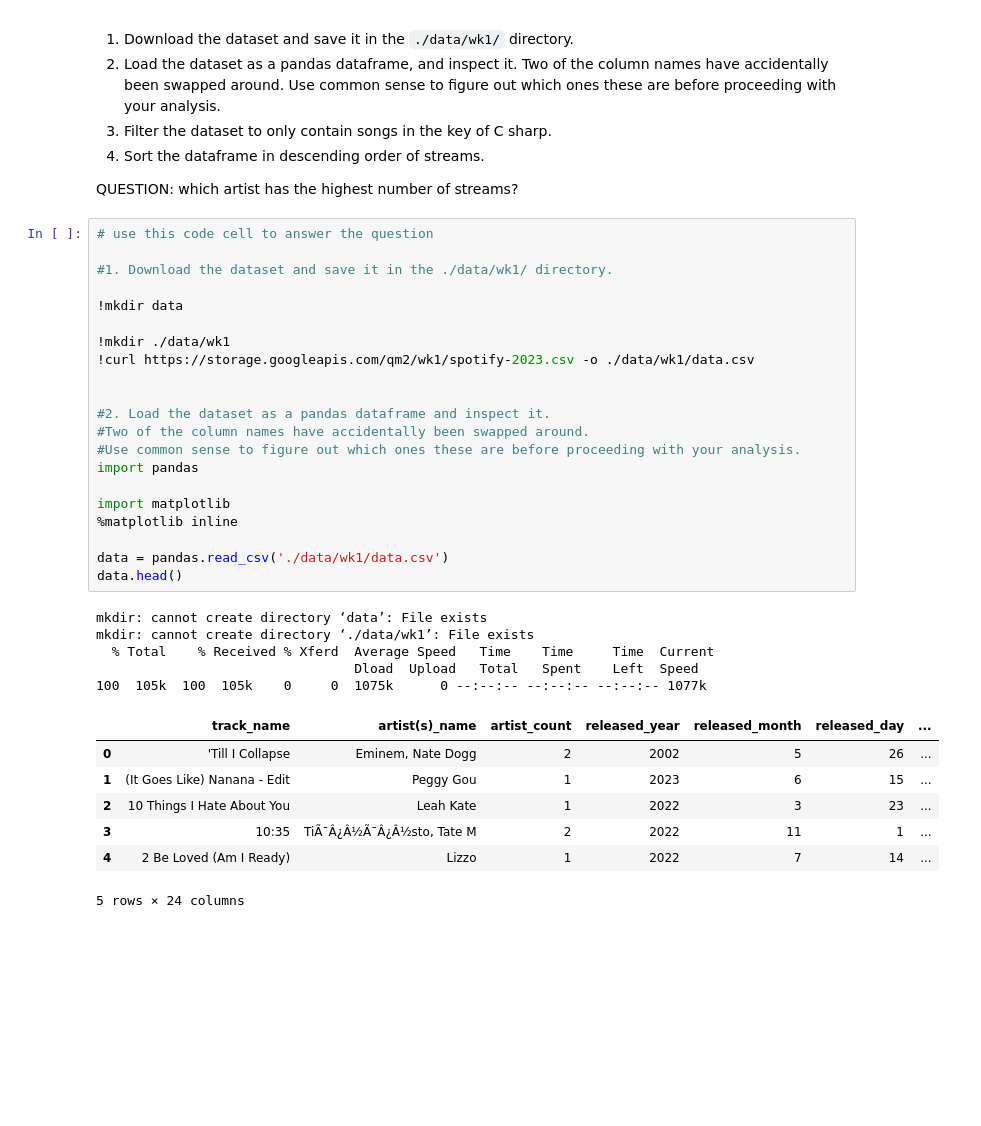
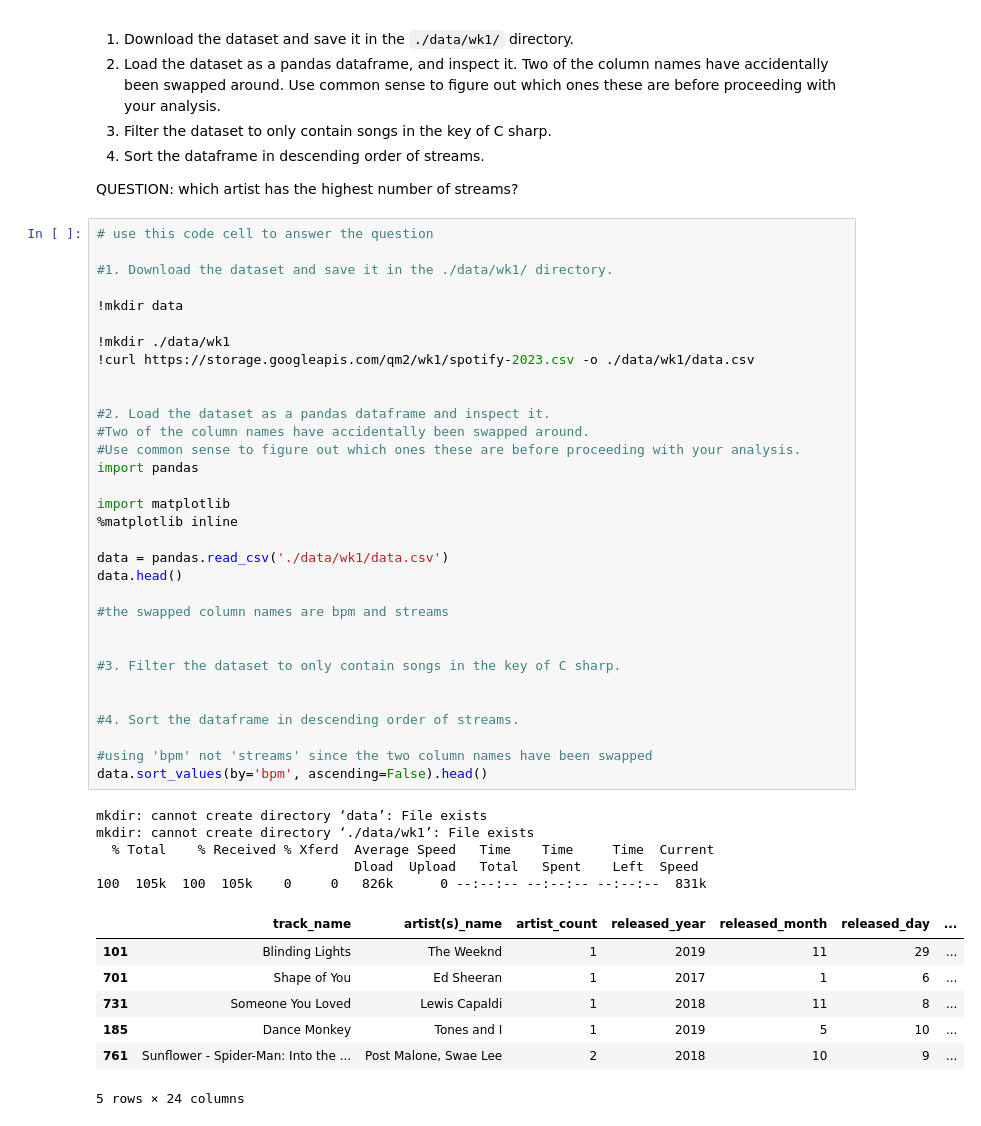
Before and after one commit to j0y03/QM2, a Jupyter notebook: notebooks/W01. Python Recap.ipynb, the cells around one changed output. Drawn from its saved outputs; the diff is of its cells as text; blank space fills up the shorter version.

```diff
--- a/notebooks/W01. Python Recap.ipynb
+++ b/notebooks/W01. Python Recap.ipynb
@@ -264,34 +264,45 @@ QUESTION: which artist has the highest number of streams?
 # %%
 # use this code cell to answer the question
 
 #1. Download the dataset and save it in the ./data/wk1/ directory.
 
 !mkdir data
 
 !mkdir ./data/wk1
 !curl https://storage.googleapis.com/qm2/wk1/spotify-2023.csv -o ./data/wk1/data.csv
 
 
 #2. Load the dataset as a pandas dataframe and inspect it.
 #Two of the column names have accidentally been swapped around.
 #Use common sense to figure out which ones these are before proceeding with your analysis.
 import pandas
 
 import matplotlib
 %matplotlib inline
 
 data = pandas.read_csv('./data/wk1/data.csv')
 data.head()
+
+#the swapped column names are bpm and streams
+
+
+#3. Filter the dataset to only contain songs in the key of C sharp.
+
+
+#4. Sort the dataframe in descending order of streams.
+
+#using 'bpm' not 'streams' since the two column names have been swapped
+data.sort_values(by='bpm', ascending=False).head()
 # %% [output]
 mkdir: cannot create directory ‘data’: File exists
 mkdir: cannot create directory ‘./data/wk1’: File exists
   % Total    % Received % Xferd  Average Speed   Time    Time     Time  Current
                                  Dload  Upload   Total   Spent    Left  Speed
-100  105k  100  105k    0     0  1075k      0 --:--:-- --:--:-- --:--:-- 1077k
+100  105k  100  105k    0     0   826k      0 --:--:-- --:--:-- --:--:--  831k
 |  | track_name | artist(s)_name | artist_count | released_year | released_month | released_day | ... |
-| 0 | 'Till I Collapse | Eminem, Nate Dogg | 2 | 2002 | 5 | 26 | ... |
-| 1 | (It Goes Like) Nanana - Edit | Peggy Gou | 1 | 2023 | 6 | 15 | ... |
-| 2 | 10 Things I Hate About You | Leah Kate | 1 | 2022 | 3 | 23 | ... |
-| 3 | 10:35 | TiÃ¯Â¿Â½Ã¯Â¿Â½sto, Tate M | 2 | 2022 | 11 | 1 | ... |
-| 4 | 2 Be Loved (Am I Ready) | Lizzo | 1 | 2022 | 7 | 14 | ... |
+| 101 | Blinding Lights | The Weeknd | 1 | 2019 | 11 | 29 | ... |
+| 701 | Shape of You | Ed Sheeran | 1 | 2017 | 1 | 6 | ... |
+| 731 | Someone You Loved | Lewis Capaldi | 1 | 2018 | 11 | 8 | ... |
+| 185 | Dance Monkey | Tones and I | 1 | 2019 | 5 | 10 | ... |
+| 761 | Sunflower - Spider-Man: Into the ... | Post Malone, Swae Lee | 2 | 2018 | 10 | 9 | ... |
 5 rows × 24 columns
```
